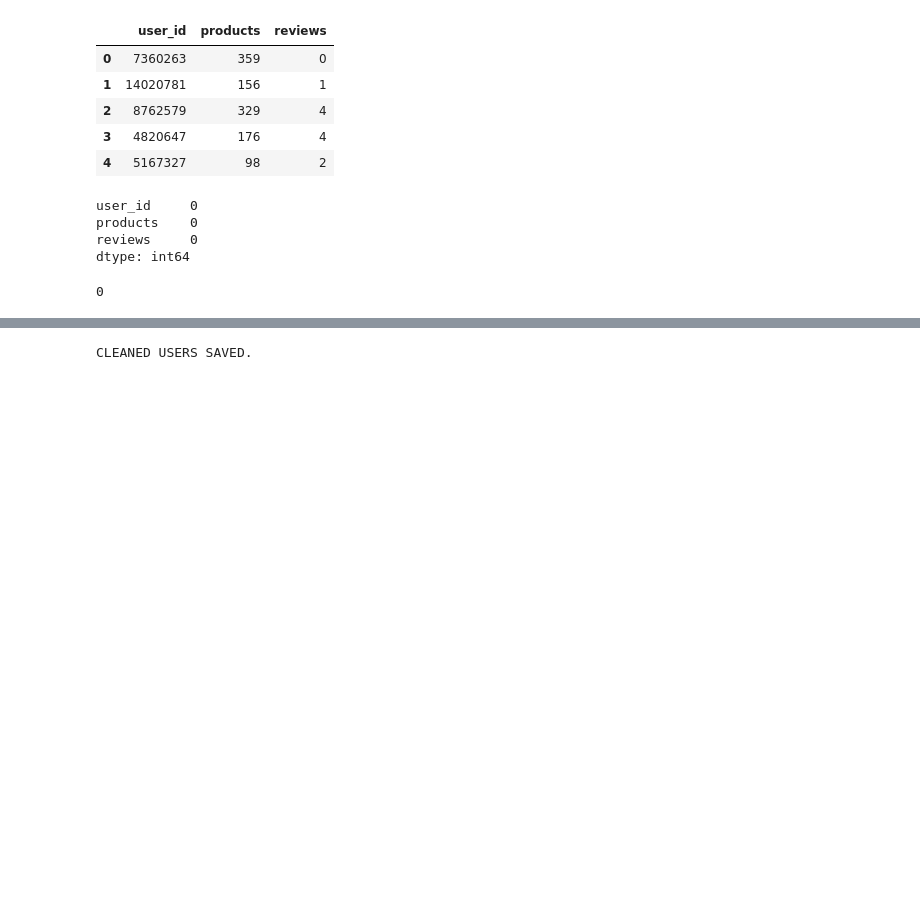
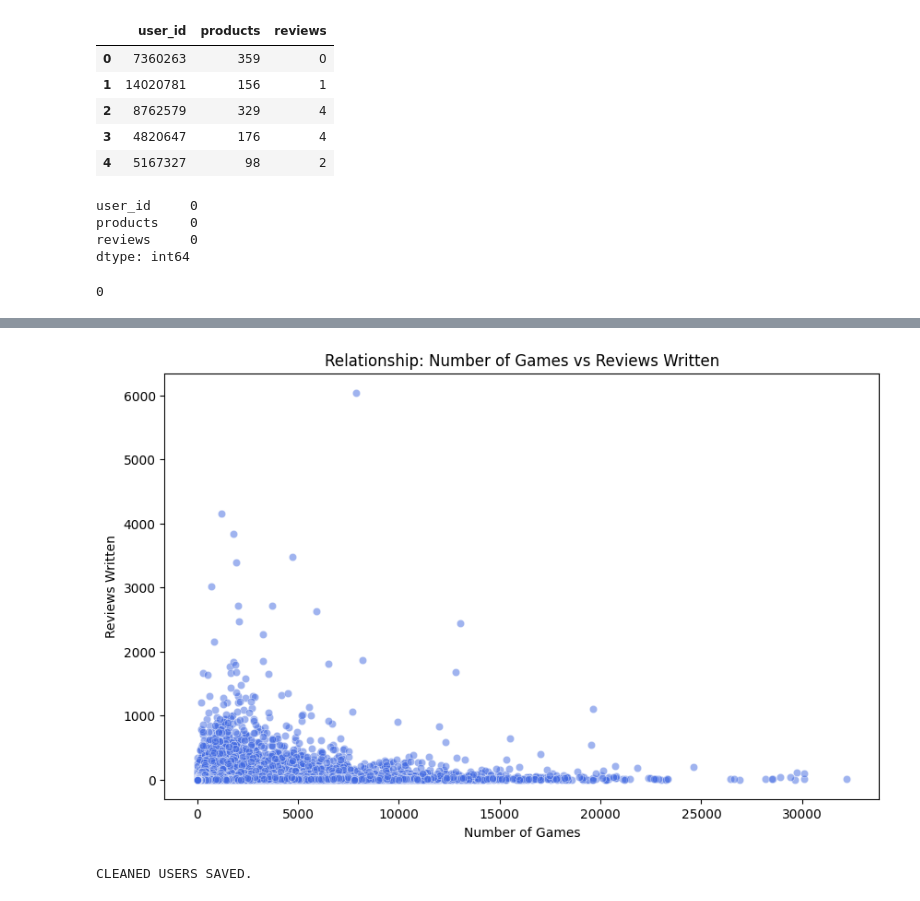
Before and after one commit to Amolihua/BIGDATA-STEAM-RECOMENDATION, a Jupyter notebook: notebooks/eda_users.ipynb, the cells around one changed output, grey strips where cells are left out. Saved outputs shown, nothing was run; the diff lists cells and outputs as text; code cells hidden in the pictures; blank space fills up the shorter version.

```diff
--- a/notebooks/eda_users.ipynb
+++ b/notebooks/eda_users.ipynb
@@ -43 +79,12 @@ users_df.duplicated().sum()
+# %%
+# 2. Relationship between Products and Reviews
+# Do those who own more games write more reviews?
+plt.figure(figsize=(10, 6))
+sns.scatterplot(data=cleaned_users_df, x='products', y='reviews', alpha=0.5, color='royalblue')
+plt.title('Relationship: Number of Games vs Reviews Written')
+plt.xlabel('Number of Games')
+plt.ylabel('Reviews Written')
+plt.show()
+# %% [output]
+[figure, added]
 # %%
```
Also changed, not shown: parts of 6 cells of this notebook, 4 other files.
